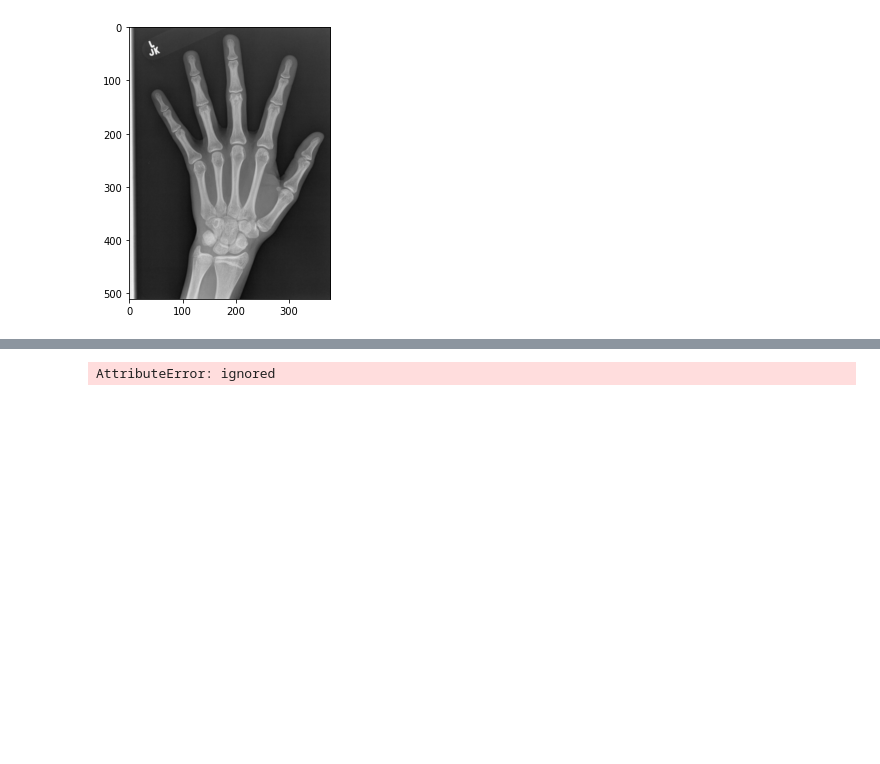
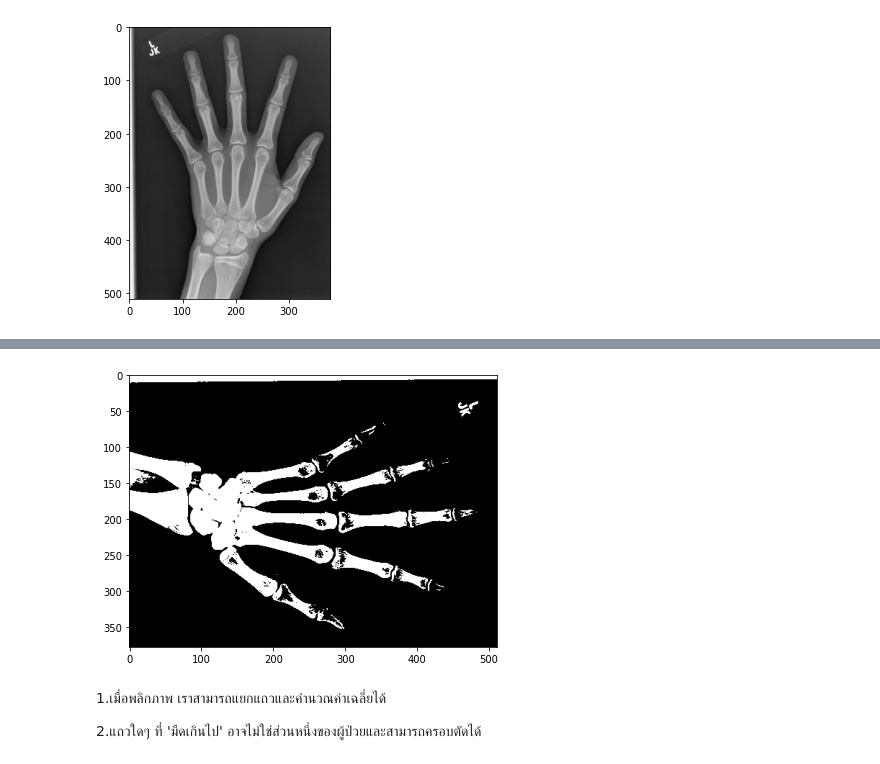
Before and after one commit to kittimaxz/Project_BoneAge, a Jupyter notebook: CropImage.ipynb, the cells around one changed output, grey strips where cells are left out. Cells and saved outputs as stored; diff of their text form; code cells hidden in the pictures; blank space fills up the shorter version.

```diff
--- a/CropImage.ipynb
+++ b/CropImage.ipynb
@@ -54,7 +175,11 @@ plt.imshow(img_bin,cmap="gray");
 # %%
-# Flip the image 90 degrees
-img_bin = cv2.rotate(img_bin, cv2.cv2.ROTATE_90_CLOCKWISE)
-plt.figure(figsize=(15,5))
-plt.imshow(img_bin,cmap="gray");
+# Flip the image 90 degrees # ทำการพลิกภาพในระดับ 90 องศา
+img_bin = cv2.rotate(img_bin, cv2.ROTATE_90_CLOCKWISE)
+plt.figure(figsize=(15,5)) # กำหนดขนาดของรูปที่จะแสดงให้อยู่ในขนาด 15 x 5
+plt.imshow(img_bin,cmap="gray"); # แสดงภาพเป็นสีเทา
 # %% [output]
-AttributeError: ignored
+[figure, added]
+# %% [markdown]
+1.เมื่อพลิกภาพ เราสามารถแยกแถวและคำนวณค่าเฉลี่ยได้
+
+2.แถวใดๆ ที่ 'มืดเกินไป' อาจไม่ใช่ส่วนหนึ่งของผู้ป่วยและสามารถครอบตัดได้
```
Also changed, not shown: parts of 29 cells of this notebook.
